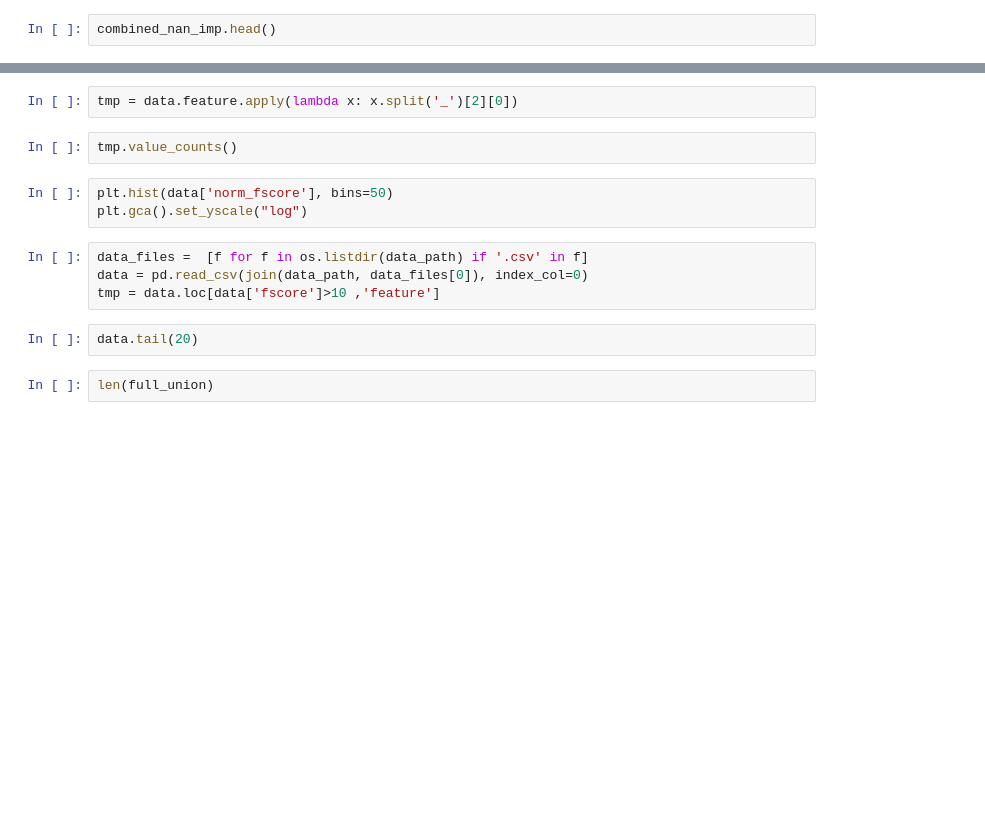
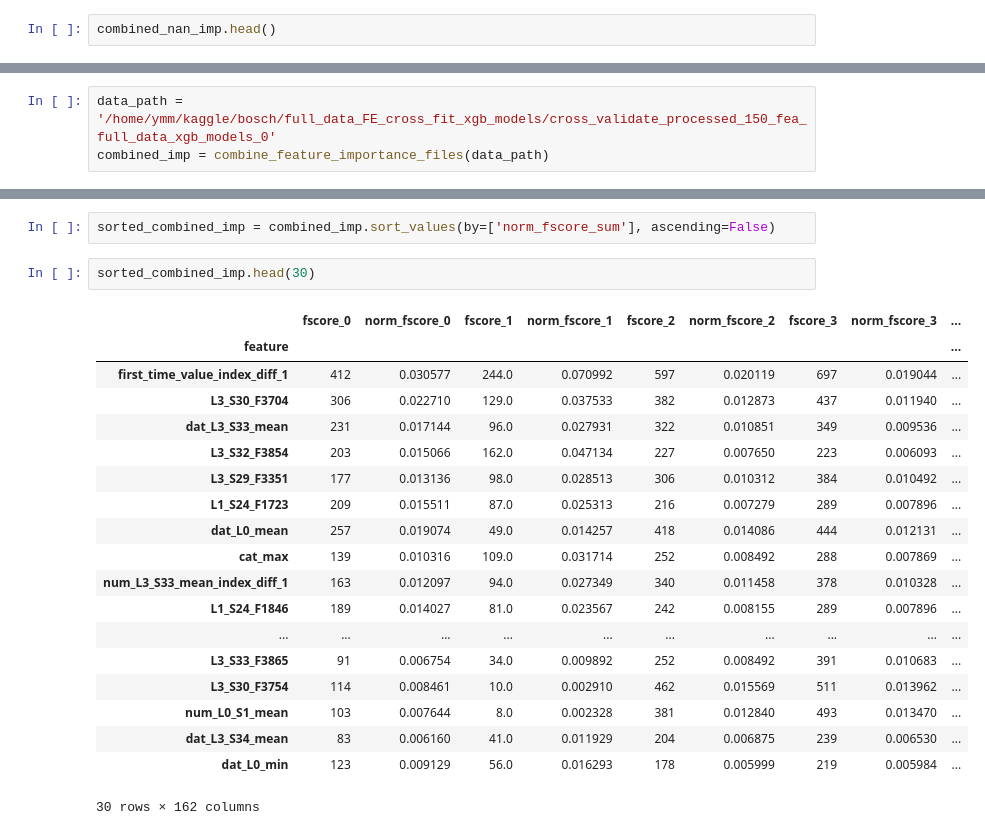
Before and after one commit to mengyx-work/ipyhon_notebooks, a Jupyter notebook: bosch_full_data_xgboost_feature_importance.ipynb, the cells around one changed output, grey strips where cells are left out. Cells and saved outputs as stored; diff of their text form; blank space fills up the shorter version.

```diff
--- a/bosch_full_data_xgboost_feature_importance.ipynb
+++ b/bosch_full_data_xgboost_feature_importance.ipynb
@@ -277,0 +296,3 @@ plt.gca().set_yscale("log")
+# %%
+data_path = '/home/ymm/kaggle/bosch/full_data_FE_cross_fit_xgb_models/cross_validate_processed_150_fea_full_data_xgb_models_0'
+combined_imp = combine_feature_importance_files(data_path)
@@ -281,15 +330,24 @@ data.head()
-# %%
-tmp = data.feature.apply(lambda x: x.split('_')[2][0])
-# %%
-tmp.value_counts()
-# %%
-plt.hist(data['norm_fscore'], bins=50)
-plt.gca().set_yscale("log")
-# %%
-data_files =  [f for f in os.listdir(data_path) if '.csv' in f]
-data = pd.read_csv(join(data_path, data_files[0]), index_col=0)
-tmp = data.loc[data['fscore']>10 ,'feature']
-# %%
-data.tail(20)
-# %%
-len(full_union)
+# %%
+sorted_combined_imp = combined_imp.sort_values(by=['norm_fscore_sum'], ascending=False)
+# %%
+sorted_combined_imp.head(30)
+# %% [output]
+|  | fscore_0 | norm_fscore_0 | fscore_1 | norm_fscore_1 | fscore_2 | norm_fscore_2 | fscore_3 | norm_fscore_3 | ... |
+| feature |  |  |  |  |  |  |  |  | ... |
+| first_time_value_index_diff_1 | 412 | 0.030577 | 244.0 | 0.070992 | 597 | 0.020119 | 697 | 0.019044 | ... |
+| L3_S30_F3704 | 306 | 0.022710 | 129.0 | 0.037533 | 382 | 0.012873 | 437 | 0.011940 | ... |
+| dat_L3_S33_mean | 231 | 0.017144 | 96.0 | 0.027931 | 322 | 0.010851 | 349 | 0.009536 | ... |
+| L3_S32_F3854 | 203 | 0.015066 | 162.0 | 0.047134 | 227 | 0.007650 | 223 | 0.006093 | ... |
+| L3_S29_F3351 | 177 | 0.013136 | 98.0 | 0.028513 | 306 | 0.010312 | 384 | 0.010492 | ... |
+| L1_S24_F1723 | 209 | 0.015511 | 87.0 | 0.025313 | 216 | 0.007279 | 289 | 0.007896 | ... |
+| dat_L0_mean | 257 | 0.019074 | 49.0 | 0.014257 | 418 | 0.014086 | 444 | 0.012131 | ... |
+| cat_max | 139 | 0.010316 | 109.0 | 0.031714 | 252 | 0.008492 | 288 | 0.007869 | ... |
+| num_L3_S33_mean_index_diff_1 | 163 | 0.012097 | 94.0 | 0.027349 | 340 | 0.011458 | 378 | 0.010328 | ... |
+| L1_S24_F1846 | 189 | 0.014027 | 81.0 | 0.023567 | 242 | 0.008155 | 289 | 0.007896 | ... |
+| ... | ... | ... | ... | ... | ... | ... | ... | ... | ... |
+| L3_S33_F3865 | 91 | 0.006754 | 34.0 | 0.009892 | 252 | 0.008492 | 391 | 0.010683 | ... |
+| L3_S30_F3754 | 114 | 0.008461 | 10.0 | 0.002910 | 462 | 0.015569 | 511 | 0.013962 | ... |
+| num_L0_S1_mean | 103 | 0.007644 | 8.0 | 0.002328 | 381 | 0.012840 | 493 | 0.013470 | ... |
+| dat_L3_S34_mean | 83 | 0.006160 | 41.0 | 0.011929 | 204 | 0.006875 | 239 | 0.006530 | ... |
+| dat_L0_min | 123 | 0.009129 | 56.0 | 0.016293 | 178 | 0.005999 | 219 | 0.005984 | ... |
+30 rows × 162 columns
```
Also changed, not shown: parts of 9 cells of this notebook, 2 other files.
